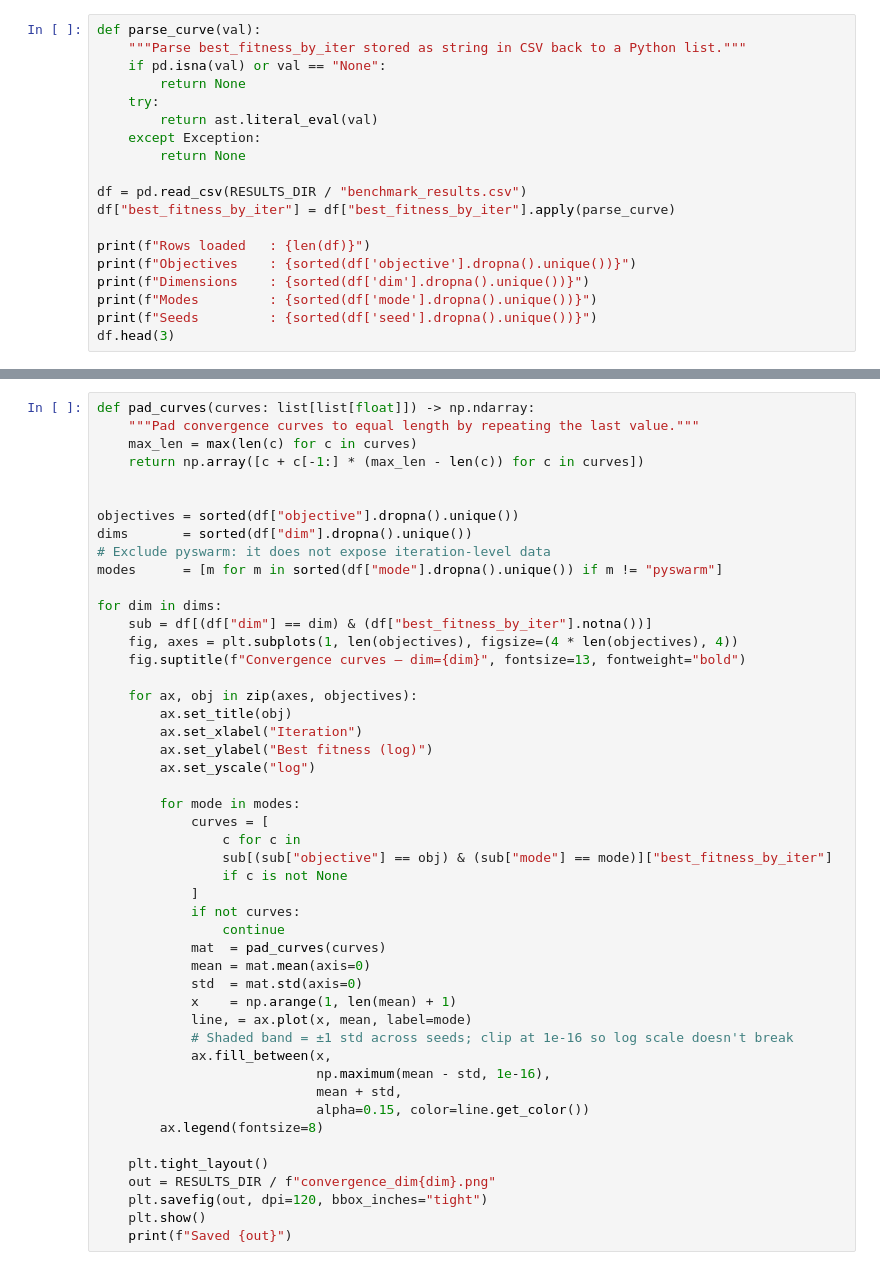
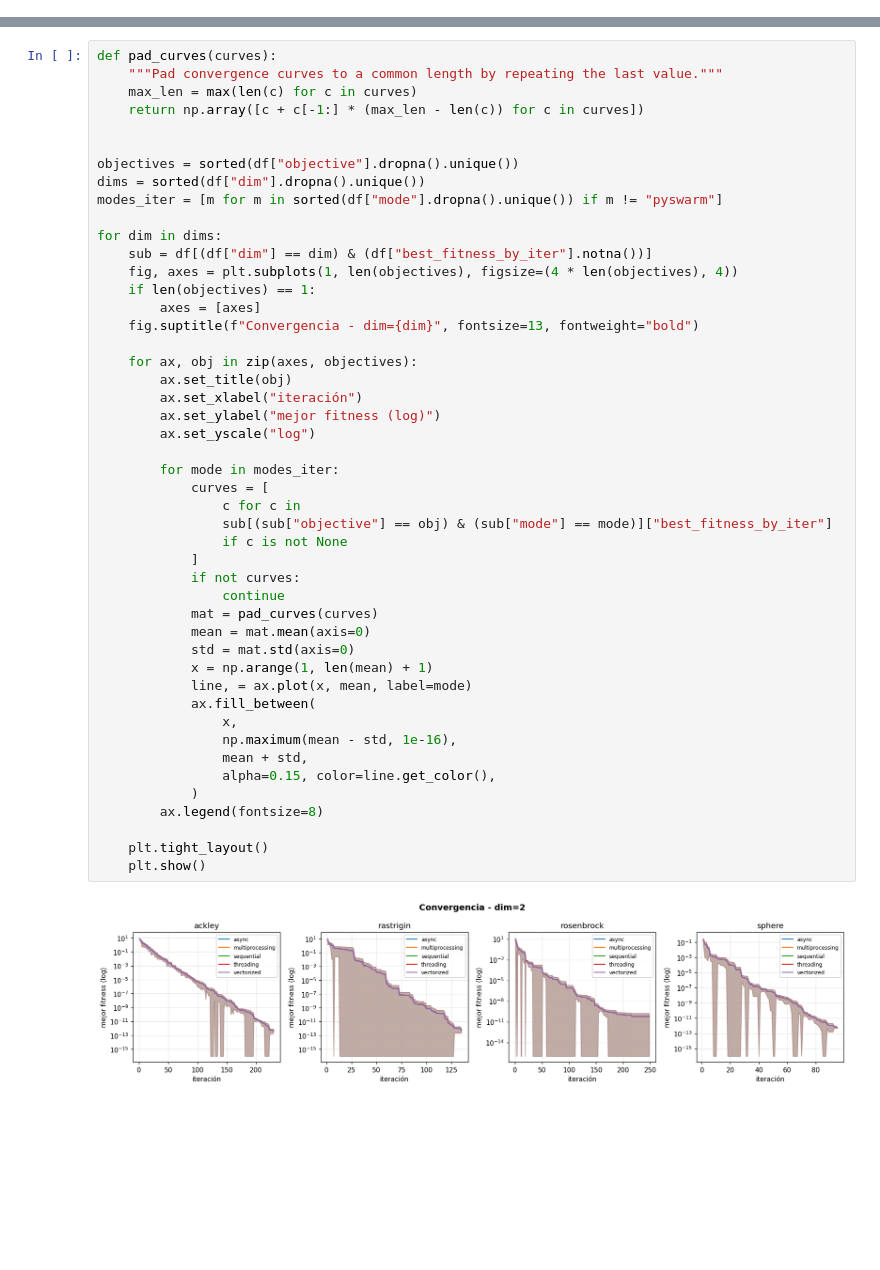
Before and after one commit to imartinnez/Industrializable-PSO-algorithm, a Jupyter notebook: pso/analysis/benchmark_analysis.ipynb, the cells around one changed output, grey strips where cells are left out. Cells and saved outputs as stored; diff of their text form; blank space fills up the shorter version.

```diff
--- a/pso/analysis/benchmark_analysis.ipynb
+++ b/pso/analysis/benchmark_analysis.ipynb
@@ -44,19 +69,0 @@ df.head(3)
-# %%
-def parse_curve(val):
-    """Parse best_fitness_by_iter stored as string in CSV back to a Python list."""
-    if pd.isna(val) or val == "None":
-        return None
-    try:
-        return ast.literal_eval(val)
-    except Exception:
-        return None
-
-df = pd.read_csv(RESULTS_DIR / "benchmark_results.csv")
-df["best_fitness_by_iter"] = df["best_fitness_by_iter"].apply(parse_curve)
-
-print(f"Rows loaded   : {len(df)}")
-print(f"Objectives    : {sorted(df['objective'].dropna().unique())}")
-print(f"Dimensions    : {sorted(df['dim'].dropna().unique())}")
-print(f"Modes         : {sorted(df['mode'].dropna().unique())}")
-print(f"Seeds         : {sorted(df['seed'].dropna().unique())}")
-df.head(3)
@@ -83,48 +122,49 @@ pivot
 # %%
-def pad_curves(curves: list[list[float]]) -> np.ndarray:
-    """Pad convergence curves to equal length by repeating the last value."""
+def pad_curves(curves):
+    """Pad convergence curves to a common length by repeating the last value."""
     max_len = max(len(c) for c in curves)
     return np.array([c + c[-1:] * (max_len - len(c)) for c in curves])
 
 
 objectives = sorted(df["objective"].dropna().unique())
-dims       = sorted(df["dim"].dropna().unique())
-# Exclude pyswarm: it does not expose iteration-level data
-modes      = [m for m in sorted(df["mode"].dropna().unique()) if m != "pyswarm"]
+dims = sorted(df["dim"].dropna().unique())
+modes_iter = [m for m in sorted(df["mode"].dropna().unique()) if m != "pyswarm"]
 
 for dim in dims:
     sub = df[(df["dim"] == dim) & (df["best_fitness_by_iter"].notna())]
     fig, axes = plt.subplots(1, len(objectives), figsize=(4 * len(objectives), 4))
-    fig.suptitle(f"Convergence curves — dim={dim}", fontsize=13, fontweight="bold")
+    if len(objectives) == 1:
+        axes = [axes]
+    fig.suptitle(f"Convergencia - dim={dim}", fontsize=13, fontweight="bold")
 
     for ax, obj in zip(axes, objectives):
         ax.set_title(obj)
-        ax.set_xlabel("Iteration")
-        ax.set_ylabel("Best fitness (log)")
+        ax.set_xlabel("iteración")
+        ax.set_ylabel("mejor fitness (log)")
         ax.set_yscale("log")
 
-        for mode in modes:
+        for mode in modes_iter:
             curves = [
                 c for c in
                 sub[(sub["objective"] == obj) & (sub["mode"] == mode)]["best_fitness_by_iter"]
                 if c is not None
             ]
             if not curves:
                 continue
-            mat  = pad_curves(curves)
+            mat = pad_curves(curves)
             mean = mat.mean(axis=0)
-            std  = mat.std(axis=0)
-            x    = np.arange(1, len(mean) + 1)
+            std = mat.std(axis=0)
+            x = np.arange(1, len(mean) + 1)
             line, = ax.plot(x, mean, label=mode)
-            # Shaded band = ±1 std across seeds; clip at 1e-16 so log scale doesn't break
-            ax.fill_between(x,
-                            np.maximum(mean - std, 1e-16),
-                            mean + std,
-                            alpha=0.15, color=line.get_color())
+            ax.fill_between(
+                x,
+                np.maximum(mean - std, 1e-16),
+                mean + std,
+                alpha=0.15, color=line.get_color(),
+            )
         ax.legend(fontsize=8)
 
     plt.tight_layout()
-    out = RESULTS_DIR / f"convergence_dim{dim}.png"
-    plt.savefig(out, dpi=120, bbox_inches="tight")
     plt.show()
-    print(f"Saved {out}")
+# %% [output]
+[figure, added]
```
Also changed, not shown: parts of 18 cells of this notebook, 16 other files.
